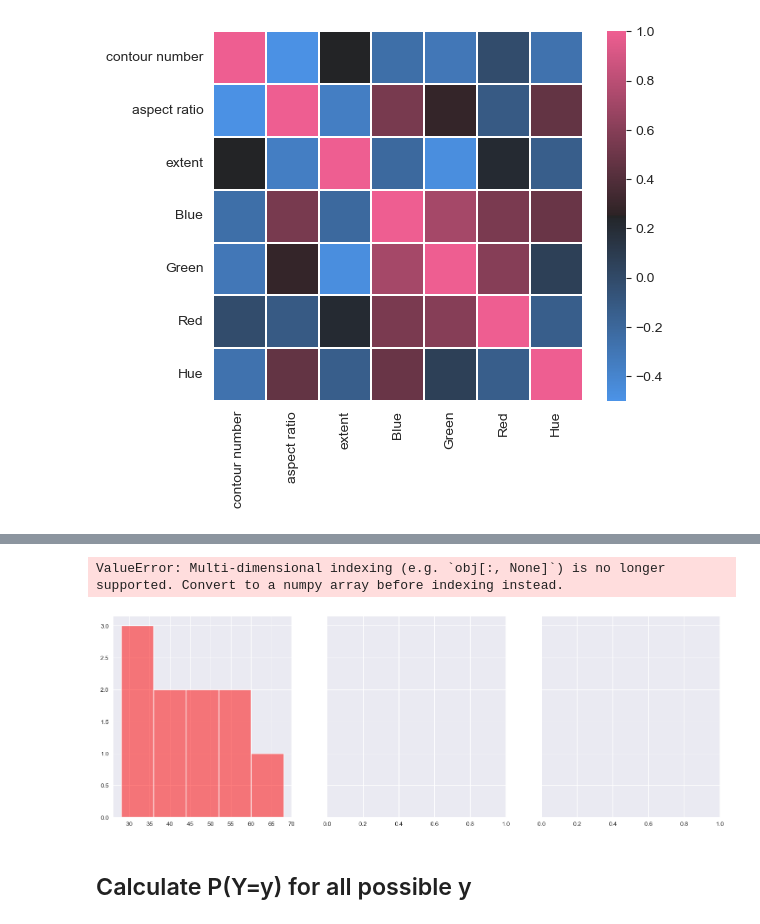
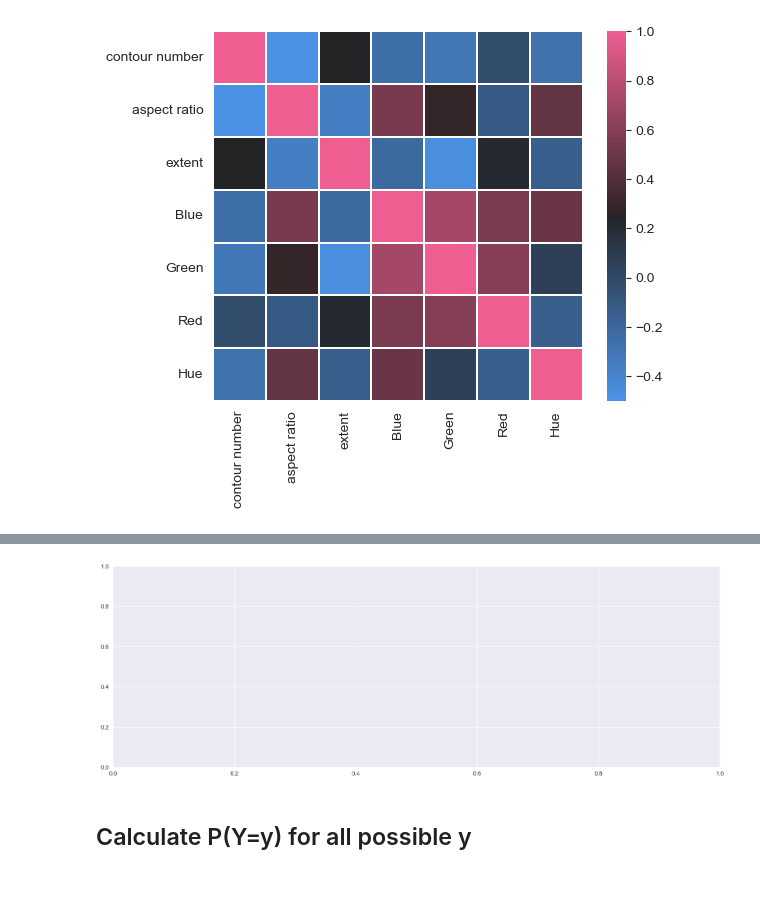
Before and after one commit to Hannes-Bornemann/KI_Gemuese, a Jupyter notebook: Michelle/naive_bayes_yt.ipynb, the cells around one changed output, grey strips where cells are left out. Drawn from its saved outputs; the diff is of its cells as text; code cells hidden in the pictures; blank space fills up the shorter version.

```diff
--- a/Michelle/naive_bayes_yt.ipynb
+++ b/Michelle/naive_bayes_yt.ipynb
@@ -56,20 +35,24 @@ data.head(10)
 # %%
 #print(data['contour number'])
-data_series = pd.Series([28, 68, 51, 31, 50, 56, 56, 41, 31, 36])
-fig, axes = plt.subplots(1, 3, figsize=(18, 6), sharey=True)
-sns.histplot(data_series, kde=True, color='r', ax=axes[0])
+#data_series = pd.Series([28, 68, 51, 31, 50, 56, 56, 41, 31, 36])
+fig, axes = plt.subplots(1, 1, figsize=(18, 6), sharey=True)
+#sns.histplot(data_series, kde=True, color='r', ax=axes[0])
+
+#sns.histplot(data['contour number'], kde=True, color='r')
+
+# contour_numbers = data['contour number'].values
+# sns.histplot(contour_numbers, kde=True, color='r')
 
 # fig, axes = plt.subplots(1, 3, figsize=(18, 6), sharey=True)
 # sns.histplot(data, ax=axes[0], x='contour number', kde=True, color='r')
 # sns.histplot(data, ax=axes[1], x='aspect ratio', kde=True, color='b')
 # sns.histplot(data, ax=axes[2], x='extent', kde=True)
 # sns.histplot(data, ax=axes[2], x='Blue', kde=True)
 # sns.histplot(data, ax=axes[2], x='Green', kde=True)
 # sns.histplot(data, ax=axes[2], x='Red', kde=True)
 # sns.histplot(data, ax=axes[2], x='Hue', kde=True)
 # %% [output]
-ValueError: Multi-dimensional indexing (e.g. `obj[:, None]`) is no longer supported. Convert to a numpy array before indexing instead.
-[figure, old version]
+[figure, new version]
 # %% [markdown]
 ## Calculate P(Y=y) for all possible y
 # %%
```
Also changed, not shown: parts of 6 cells of this notebook.
